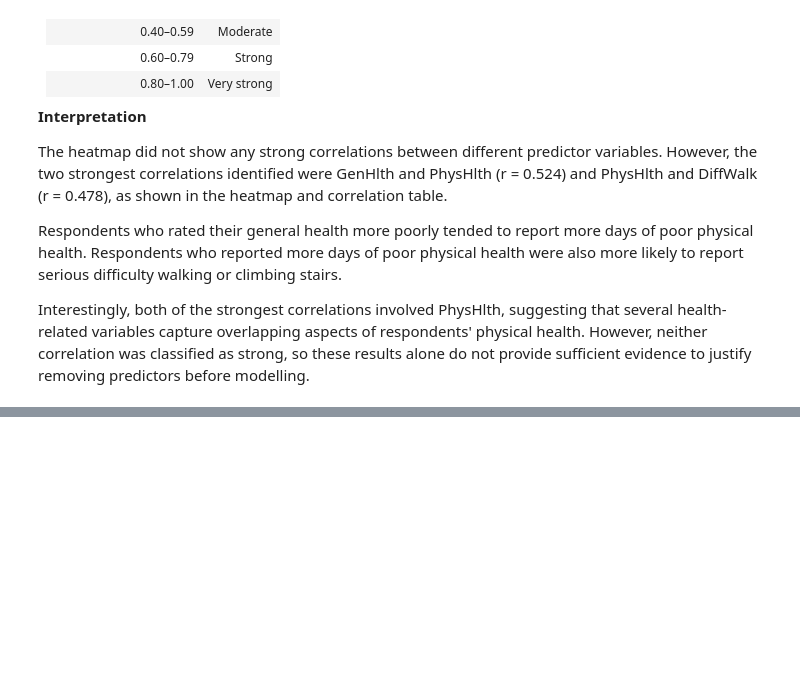
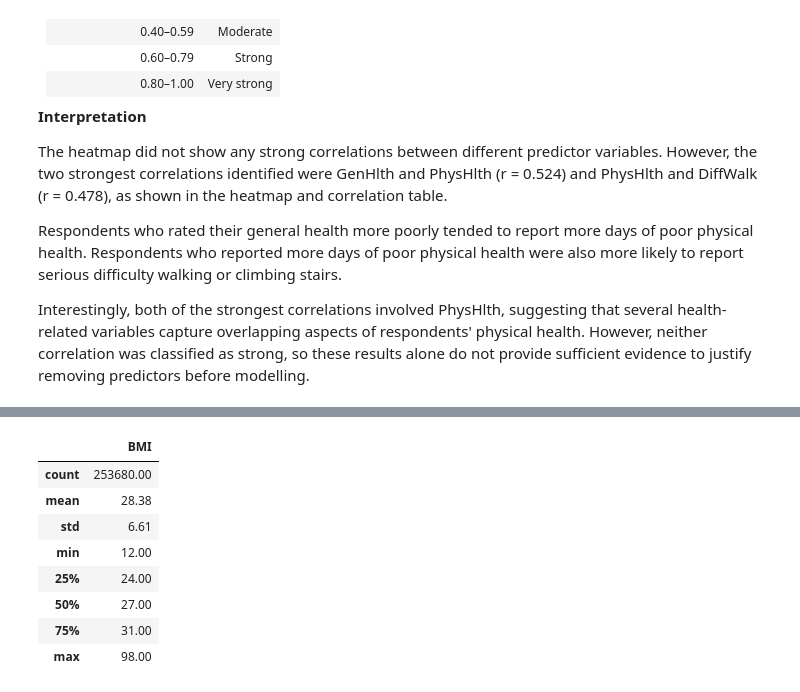
Before and after one commit to Ahmad-1031/DA_CA2, a Jupyter notebook: Notebooks/diabetes_crisp_dm.ipynb, the cells around one changed output, grey strips where cells are left out. Drawn from its saved outputs; the diff is of its cells as text; code cells hidden in the pictures; blank space fills up the shorter version.

```diff
--- a/Notebooks/diabetes_crisp_dm.ipynb
+++ b/Notebooks/diabetes_crisp_dm.ipynb
@@ -1004,0 +1195,18 @@ Interestingly, both of the strongest correlations involved PhysHlth, suggesting
+# %%
+
+numerical_column = ["BMI"]
+
+# Display summary statistics
+outlier_summary = df[numerical_column].describe()
+
+display(outlier_summary.round(2))
+# %% [output]
+|  | BMI |
+| count | 253680.00 |
+| mean | 28.38 |
+| std | 6.61 |
+| min | 12.00 |
+| 25% | 24.00 |
+| 50% | 27.00 |
+| 75% | 31.00 |
+| max | 98.00 |
```
Also changed, not shown: parts of 16 cells of this notebook.
